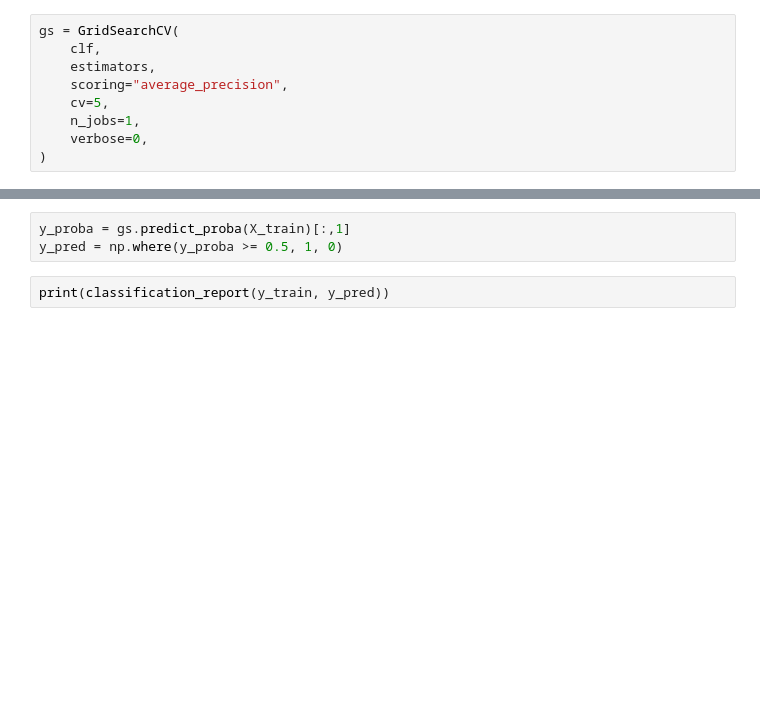
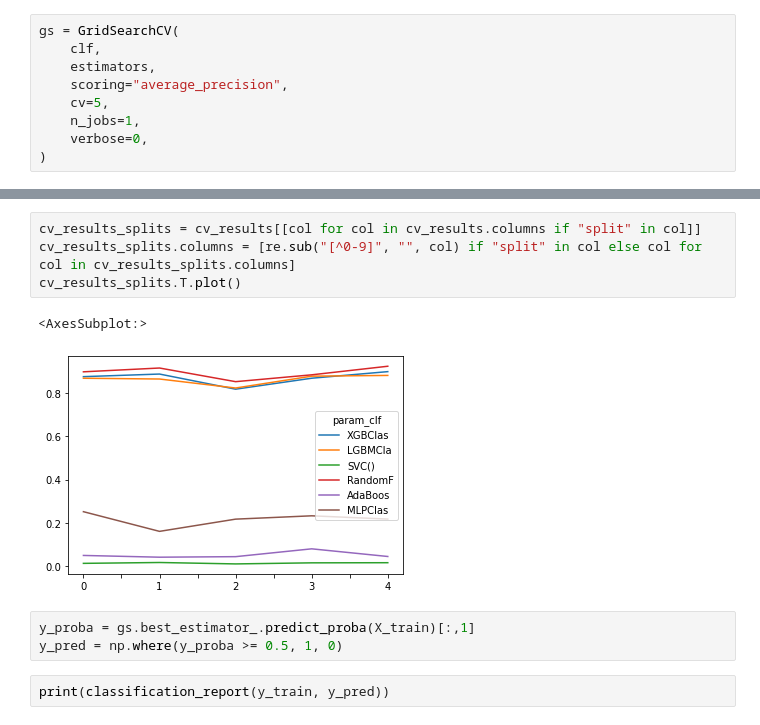
Before and after one commit to afroserom/ibm_advanced_data_science_capstone, a Jupyter notebook: 4_model_definition.ipynb, the cells around one changed output, grey strips where cells are left out. Saved outputs shown, nothing was run; the diff lists cells and outputs as text; blank space fills up the shorter version.

```diff
--- a/4_model_definition.ipynb
+++ b/4_model_definition.ipynb
@@ -131,5 +139,12 @@ pd.DataFrame(gs.cv_results_)
+# %%
+cv_results_splits = cv_results[[col for col in cv_results.columns if "split" in col]]
+cv_results_splits.columns = [re.sub("[^0-9]", "", col) if "split" in col else col for col in cv_results_splits.columns]
+cv_results_splits.T.plot()
+# %% [output]
+<AxesSubplot:>
+[figure, added]
 # %%
-y_proba = gs.predict_proba(X_train)[:,1]
+y_proba = gs.best_estimator_.predict_proba(X_train)[:,1]
 y_pred = np.where(y_proba >= 0.5, 1, 0)
 # %%
 print(classification_report(y_train, y_pred))
```
Also changed, not shown: parts of 9 cells of this notebook, 10 other files.
